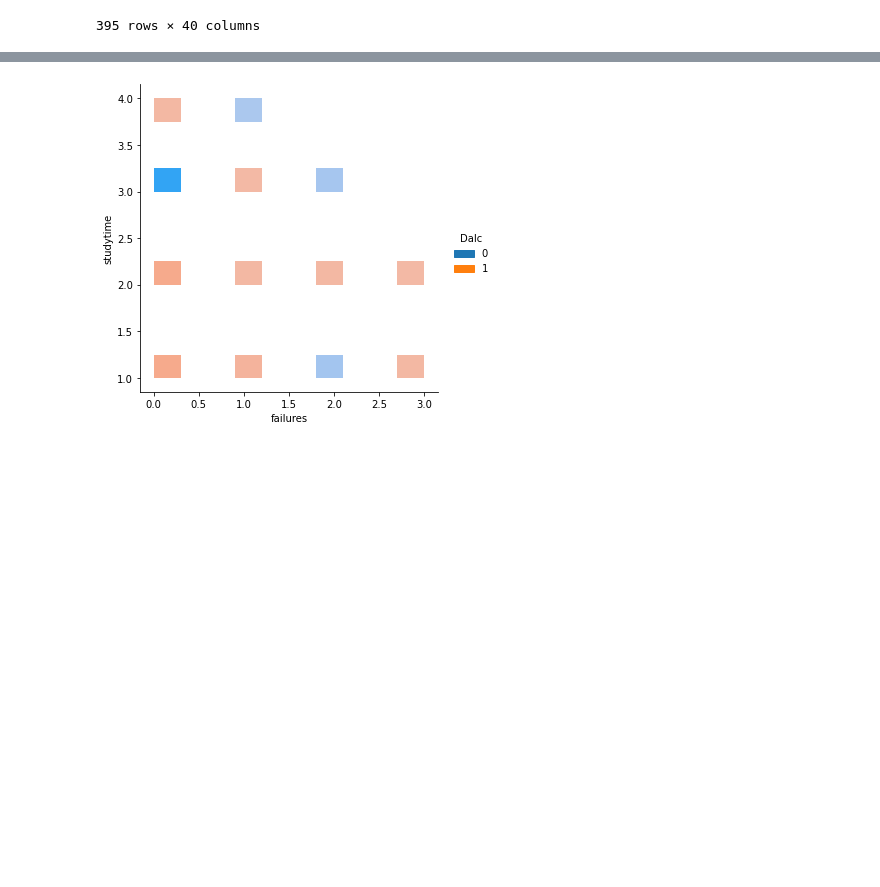
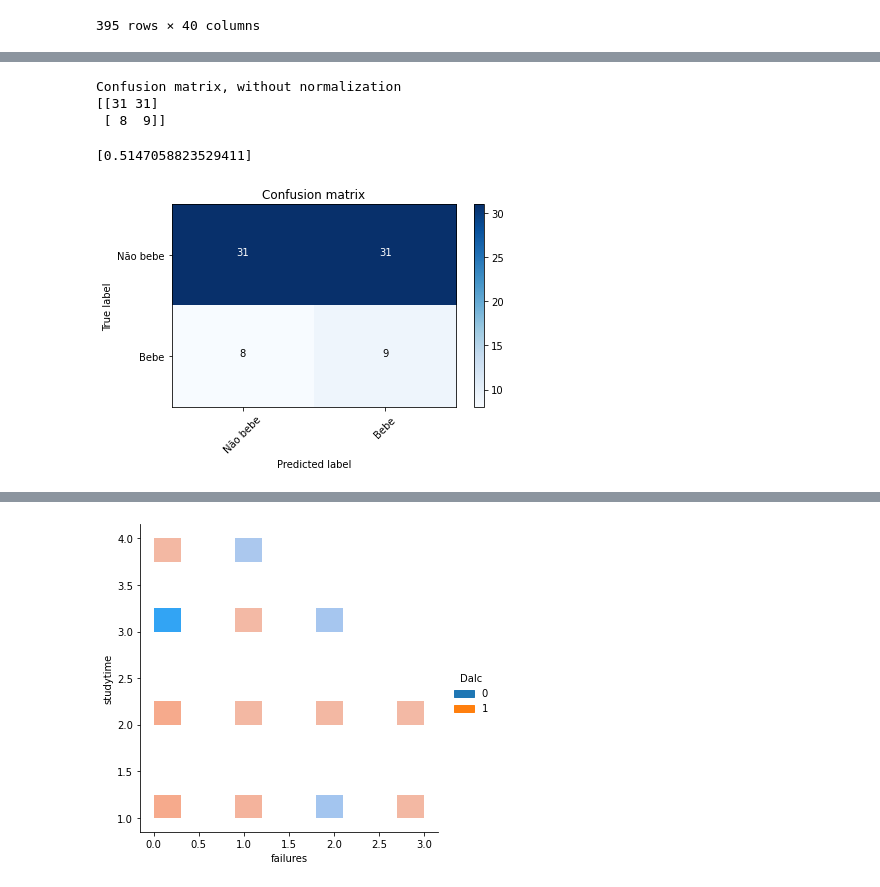
Before and after one commit to victorbombarda/Manipulacao_Dados_Avaliacao, a Jupyter notebook: Intro_Crisp_DM.ipynb, the cells around one changed output, grey strips where cells are left out. Saved outputs shown, nothing was run; the diff lists cells and outputs as text; code cells hidden in the pictures; blank space fills up the shorter version.

```diff
--- a/Intro_Crisp_DM.ipynb
+++ b/Intro_Crisp_DM.ipynb
@@ -432,0 +446,12 @@ Confusion matrix, without normalization
+# %%
+#PERCEPTRON
+percep = Perceptron().fit(X_train, Y_train)
+y_pred = percep.predict(X_test)
+percep.score(X_test, Y_test)
+clf_eval(percep, X_test, Y_test)
+# %% [output]
+Confusion matrix, without normalization
+[[31 31]
+ [ 8  9]]
+[0.5147058823529411]
+[figure, added]
```
Also changed, not shown: parts of 27 cells of this notebook.
